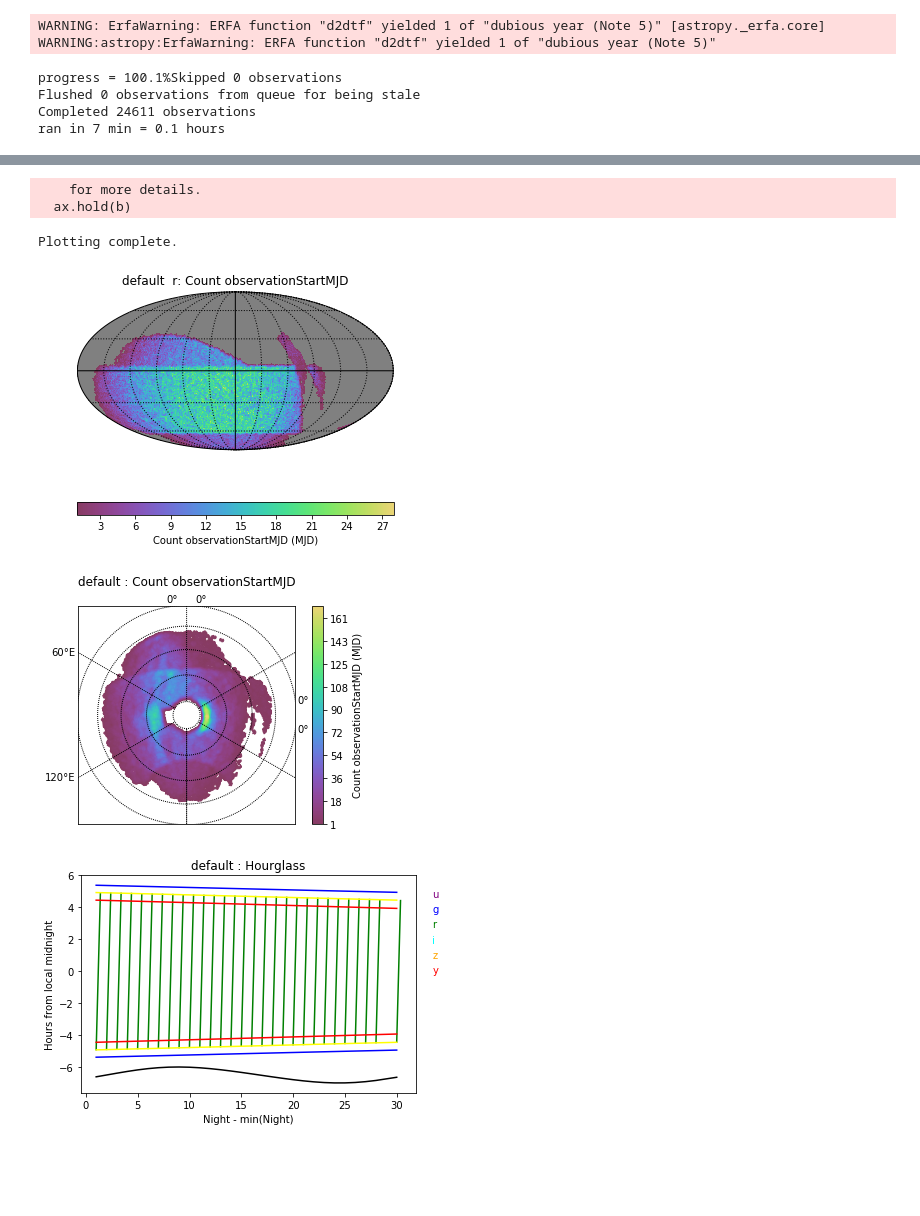
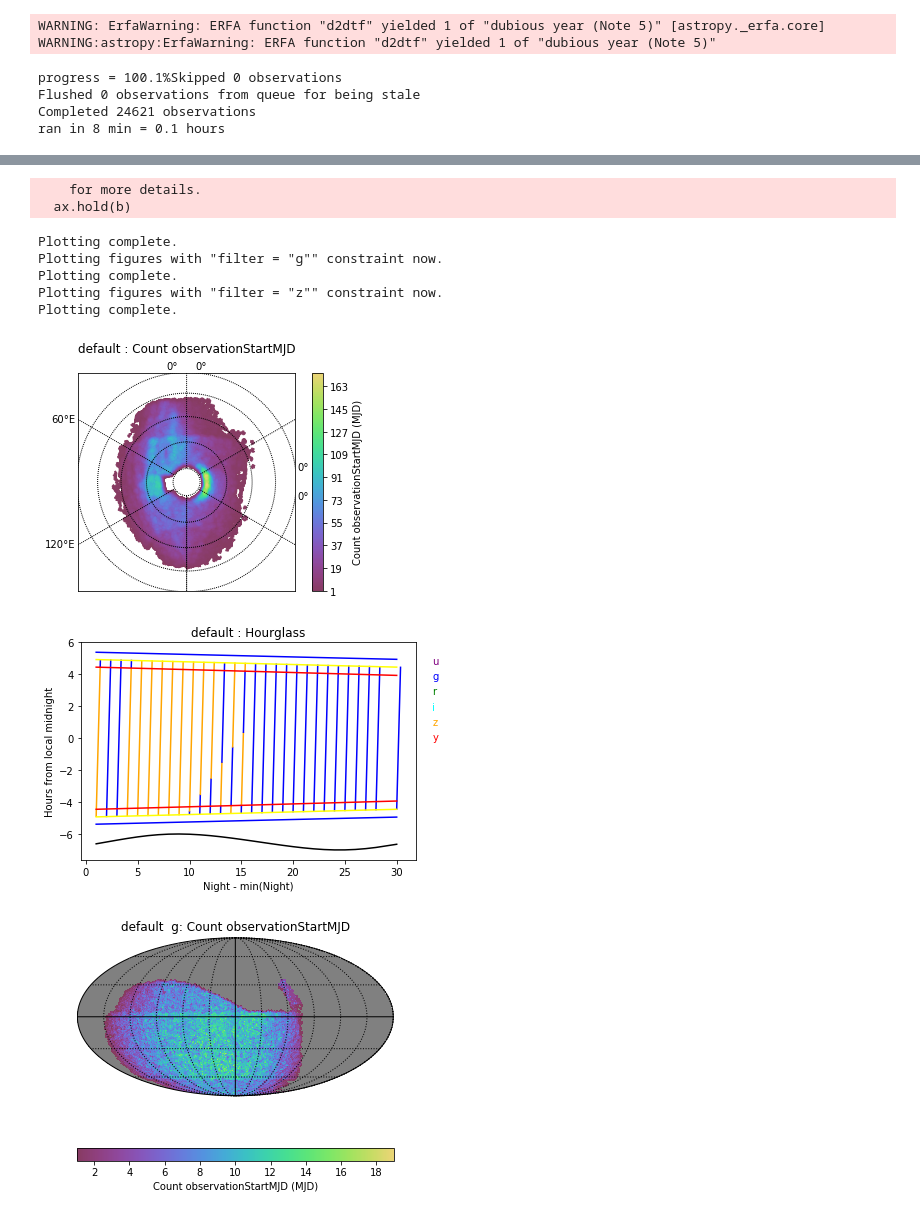
Before and after one commit to yoachim/18_scratch, a Jupyter notebook: slair_examples/2filter/greedy_2filter.ipynb, the cells around one changed output, grey strips where cells are left out. Saved outputs shown, nothing was run; the diff lists cells and outputs as text; code cells hidden in the pictures; blank space fills up the shorter version.

```diff
--- a/slair_examples/2filter/greedy_2filter.ipynb
+++ b/slair_examples/2filter/greedy_2filter.ipynb
@@ -59,11 +59,11 @@ def run_sim(runName, weights, filters, survey_length=30.):
                                                       filename='%s.db' % runName)
     check_run(runName)
 # %%
-#start with the default weights, just r-band
+#start with the default weights
 runName = 'default'
 weights = {'m5_weight': 3,
           'count_uniformity_weight' : 0.3,
-           'slewtime_weight': 3., 'filter_change_weight': 3.}
+           'slewtime_weight': 3., 'filter_change_weight': 4.}
 filters = ['g', 'z']
 run_sim(runName, weights, filters)
 # %% [output]
@@ -71,5 +71,5 @@ WARNING: ErfaWarning: ERFA function "d2dtf" yielded 1 of "dubious year (Note 5)"
 WARNING:astropy:ErfaWarning: ERFA function "d2dtf" yielded 1 of "dubious year (Note 5)"
 progress = 100.1%Skipped 0 observations
 Flushed 0 observations from queue for being stale
-Completed 24611 observations
-ran in 7 min = 0.1 hours
+Completed 24621 observations
+ran in 8 min = 0.1 hours
@@ -92,7 +92,11 @@ Plotting complete.
 Plotting figures with "" constraint now.
     for more details.
   ax.hold(b)
 Plotting complete.
+Plotting figures with "filter = "g"" constraint now.
+Plotting complete.
+Plotting figures with "filter = "z"" constraint now.
+Plotting complete.
-[figure, old version]
+[figure, new version]
-[figure, old version]
+[figure, new version]
-[figure, old version]
+[figure, new version]
```
Also changed, not shown: parts of 6 cells of this notebook, 3 other files.
